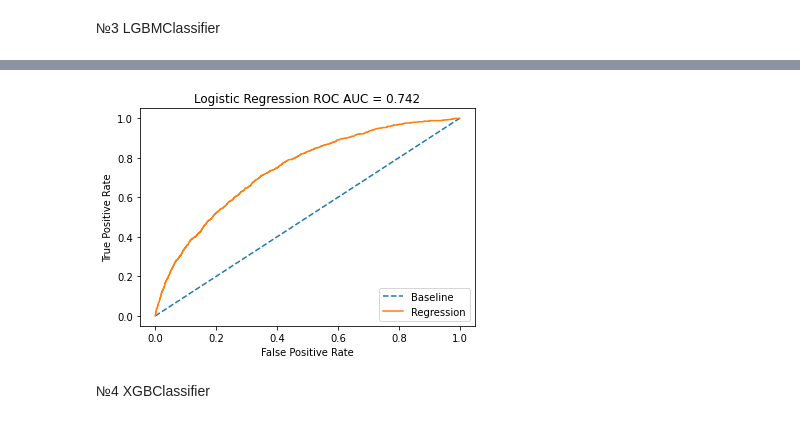
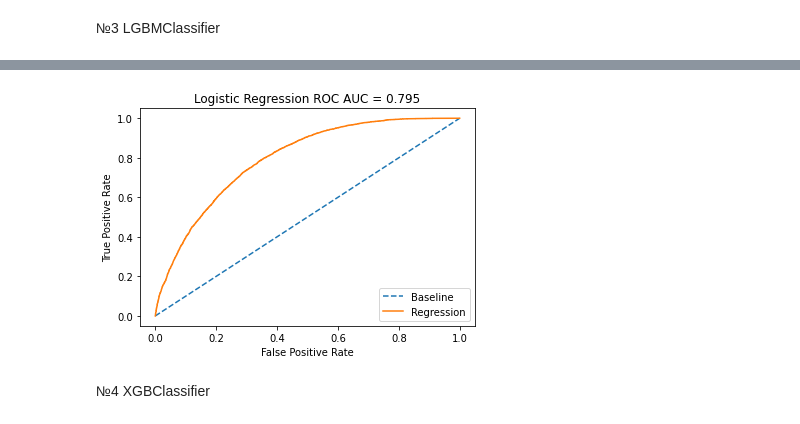
Before and after one commit to PrusRoman/skillfactory_rds, a Jupyter notebook: project_4_Credit_Scoring/sf_Credit_Scoring.ipynb, the cells around one changed output, grey strips where cells are left out. Cells and saved outputs as stored; diff of their text form; code cells hidden in the pictures.

```diff
--- a/project_4_Credit_Scoring/sf_Credit_Scoring.ipynb
+++ b/project_4_Credit_Scoring/sf_Credit_Scoring.ipynb
@@ -390,5 +390,5 @@ default_cli = train[train['default']==1]
 
 default_new = int(len(cli)/len(default_cli))
 for i in range(default_new):
-    df_train = df_train.append(ones).reset_index(drop=True)
+    train = train.append(default_cli).reset_index(drop=True)
 # %%
@@ -405,11 +405,11 @@ Should be better
 split data
 # %%
 test = test.drop(['Train','default'], axis=1)
-
 X = train.drop('default', axis=1).values
 y = train['default'].values
 
-X_train, X_test, y_train, y_test = train_test_split(X, y, test_size=0.2, random_state=42,shuffle=False)
+X_train, X_test, y_train, y_test = train_test_split(X, y, test_size=0.2,
+                                                    random_state=42, shuffle=True)
 # %% [markdown]
 №1 LogisticRegression
 # %%
@@ -455,10 +455,10 @@ show_roc_curve(catbst, X_test, y_test)
 # %% [markdown]
 №3 LGBMClassifier
 # %%
-#ROC AUC 0.742
-lgbm = LGBMClassifier(iterations=100, learning_rate = 0.3, boosting_type= 'gbdt'
-                      , colsample_bytree= 0.65, max_bin= 255, n_estimators= 16
-                      , num_leaves= 6, objective= 'binary', random_state= 500
+# ROC AUC 0.795
+lgbm = LGBMClassifier( learning_rate = 1, boosting_type= 'dart'
+                      , colsample_bytree= 0.5, max_bin= 100, n_estimators= 1000
+                      , num_leaves= 10, objective= 'binary', random_state= 100
                       , reg_alpha= 1.2, reg_lambda= 1.2, subsample=0.7).fit(X_train, y_train)
 
 print(lgbm.score(X_train, y_train))
@@ -469,4 +468,4 @@ show_roc_curve(lgbm, X_test, y_test)
-[figure, old version]
+[figure, new version]
 # %% [markdown]
 №4 XGBClassifier
 # %%
```
Also changed, not shown: parts of 13 cells of this notebook, 1 other file.
